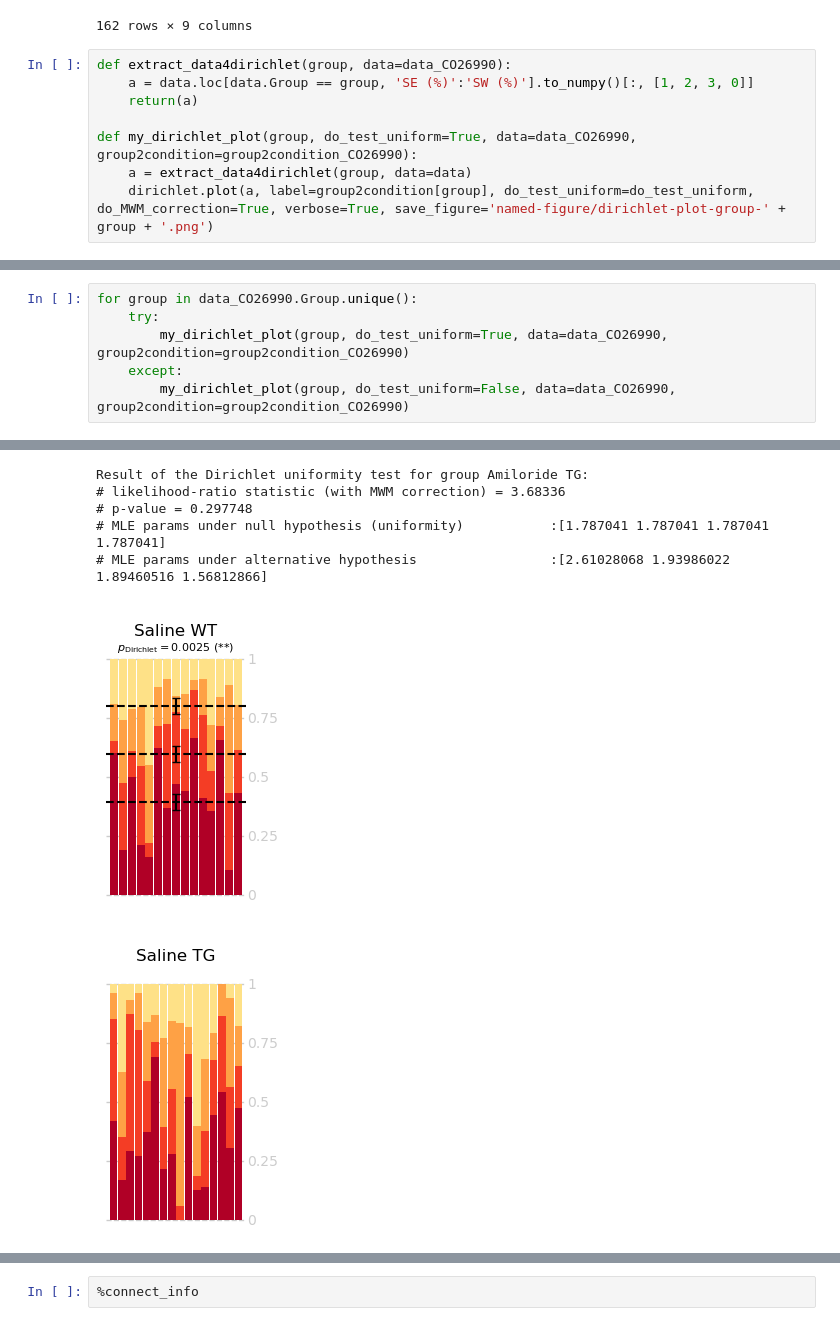
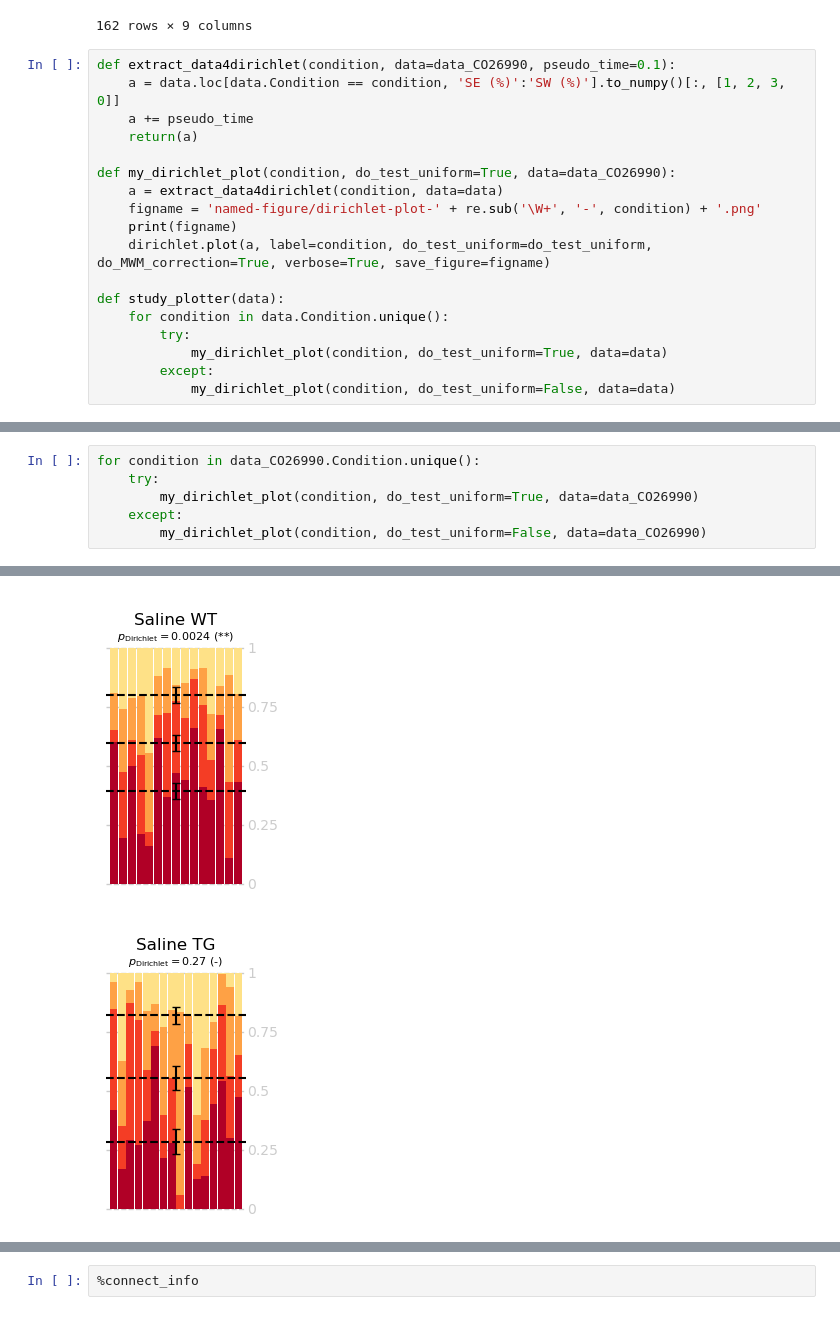
Before and after one commit to attilagk/CTNS-notebook, a Jupyter notebook: 2024-06-26-mwm-test-probe-CO28154/2024-06-26-mwm-test-probe-CO28154.ipynb, the cells around one changed output, grey strips where cells are left out. Drawn from its saved outputs; the diff is of its cells as text.

Commit message:
cleaned up dirichlet plotter code, added pseudotime

```diff
--- a/2024-06-26-mwm-test-probe-CO28154/2024-06-26-mwm-test-probe-CO28154.ipynb
+++ b/2024-06-26-mwm-test-probe-CO28154/2024-06-26-mwm-test-probe-CO28154.ipynb
@@ -109,10 +113,20 @@ data_CO28154
 | 17084 | VII | L | m | 3 | 13.04930 | 46.8708 | 20.9055 | 19.17440 | Vehicle (Arundine) WT |
 162 rows × 9 columns
 # %%
-def extract_data4dirichlet(group, data=data_CO26990):
-    a = data.loc[data.Group == group, 'SE (%)':'SW (%)'].to_numpy()[:, [1, 2, 3, 0]]
+def extract_data4dirichlet(condition, data=data_CO26990, pseudo_time=0.1):
+    a = data.loc[data.Condition == condition, 'SE (%)':'SW (%)'].to_numpy()[:, [1, 2, 3, 0]]
+    a += pseudo_time
     return(a)
 
-def my_dirichlet_plot(group, do_test_uniform=True, data=data_CO26990, group2condition=group2condition_CO26990):
-    a = extract_data4dirichlet(group, data=data)
-    dirichlet.plot(a, label=group2condition[group], do_test_uniform=do_test_uniform, do_MWM_correction=True, verbose=True, save_figure='named-figure/dirichlet-plot-group-' + group + '.png')
+def my_dirichlet_plot(condition, do_test_uniform=True, data=data_CO26990):
+    a = extract_data4dirichlet(condition, data=data)
+    figname = 'named-figure/dirichlet-plot-' + re.sub('\W+', '-', condition) + '.png'
+    print(figname)
+    dirichlet.plot(a, label=condition, do_test_uniform=do_test_uniform, do_MWM_correction=True, verbose=True, save_figure=figname)
+
+def study_plotter(data):
+    for condition in data.Condition.unique():
+        try:
+            my_dirichlet_plot(condition, do_test_uniform=True, data=data)
+        except:
+            my_dirichlet_plot(condition, do_test_uniform=False, data=data)
@@ -119,7 +144,7 @@ def my_dirichlet_plot(group, do_test_uniform=True, data=data_CO26990, group2cond
 # %%
-for group in data_CO26990.Group.unique():
+for condition in data_CO26990.Condition.unique():
     try:
-        my_dirichlet_plot(group, do_test_uniform=True, data=data_CO26990, group2condition=group2condition_CO26990)
+        my_dirichlet_plot(condition, do_test_uniform=True, data=data_CO26990)
     except:
-        my_dirichlet_plot(group, do_test_uniform=False, data=data_CO26990, group2condition=group2condition_CO26990)
+        my_dirichlet_plot(condition, do_test_uniform=False, data=data_CO26990)
 # %% [output]
@@ -131,10 +168,5 @@ Result of the Dirichlet uniformity test for group Saline WT:
-Result of the Dirichlet uniformity test for group Amiloride TG:
-# likelihood-ratio statistic (with MWM correction) = 3.68336
-# p-value = 0.297748
-# MLE params under null hypothesis (uniformity)           :[1.787041 1.787041 1.787041 1.787041]
-# MLE params under alternative hypothesis                 :[2.61028068 1.93986022 1.89460516 1.56812866]
 [figure]
-[figure, old version]
+[figure, new version]
 [figure]
 # %%
 for group in data_CO28152.Group.unique():
```
Also changed, not shown: parts of 6 cells of this notebook.
